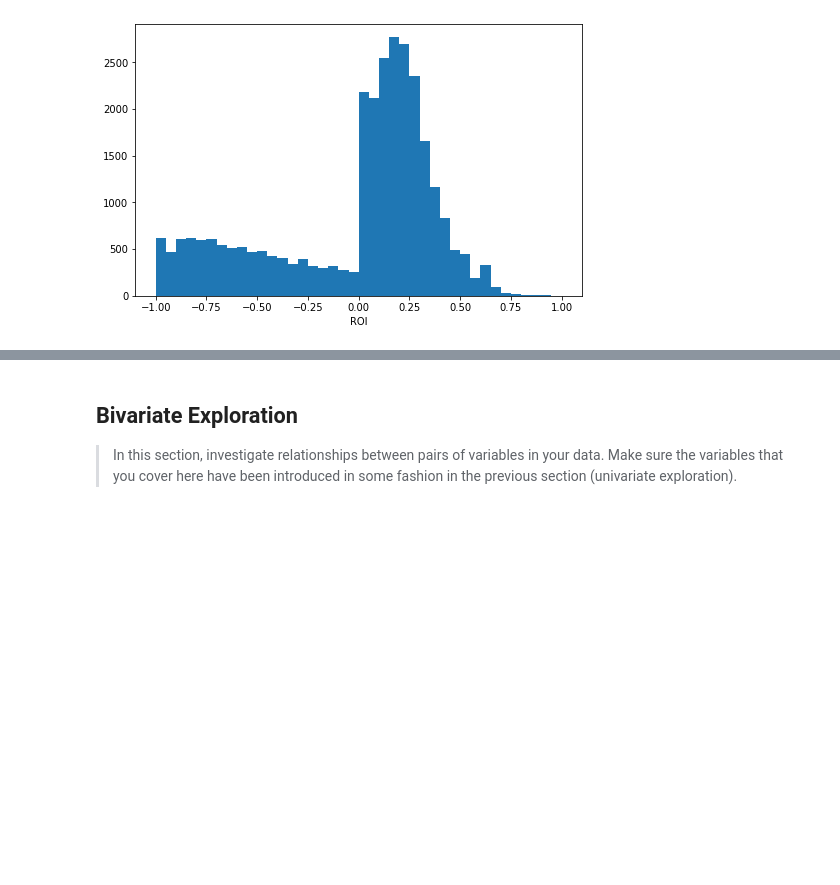
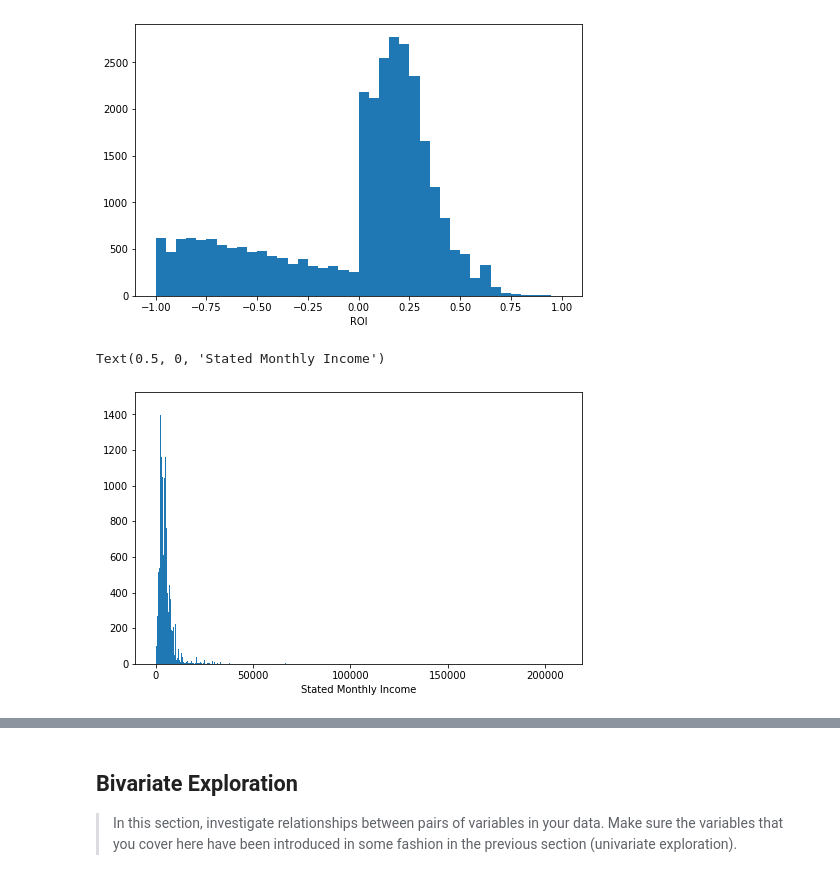
Before and after one commit to werdnamac/prosperloans, a Jupyter notebook: loan_exploration1.ipynb, the cells around one changed output, grey strips where cells are left out. Cells and saved outputs as stored; diff of their text form; code cells hidden in the pictures; blank space fills up the shorter version.

Commit message:
create new columns
create new return on investment column (ROI); create new debt to income ratio levels column (DTIRLevels), continue to try different univariate plots

```diff
--- a/loan_exploration1.ipynb
+++ b/loan_exploration1.ipynb
@@ -885,3 +892,16 @@ plt.xlim(-1.1,1.1)
 plt.show()
 # %% [output]
 [figure]
+# %%
+binsize = 200
+bins = np.arange(0, loans_to_2008['StatedMonthlyIncome'].max()+binsize, binsize)
+
+plt.figure(figsize=[8, 5])
+plt.hist(data = loans_to_2008, x = 'StatedMonthlyIncome', bins=bins)
+plt.xlabel('Stated Monthly Income')
+#plt.xticks(rotation)
+#plt.xlim(0, 1.1)
+#plt.show()
+# %% [output]
+Text(0.5, 0, 'Stated Monthly Income')
+[figure, added]
```
Also changed, not shown: parts of 25 cells of this notebook.
